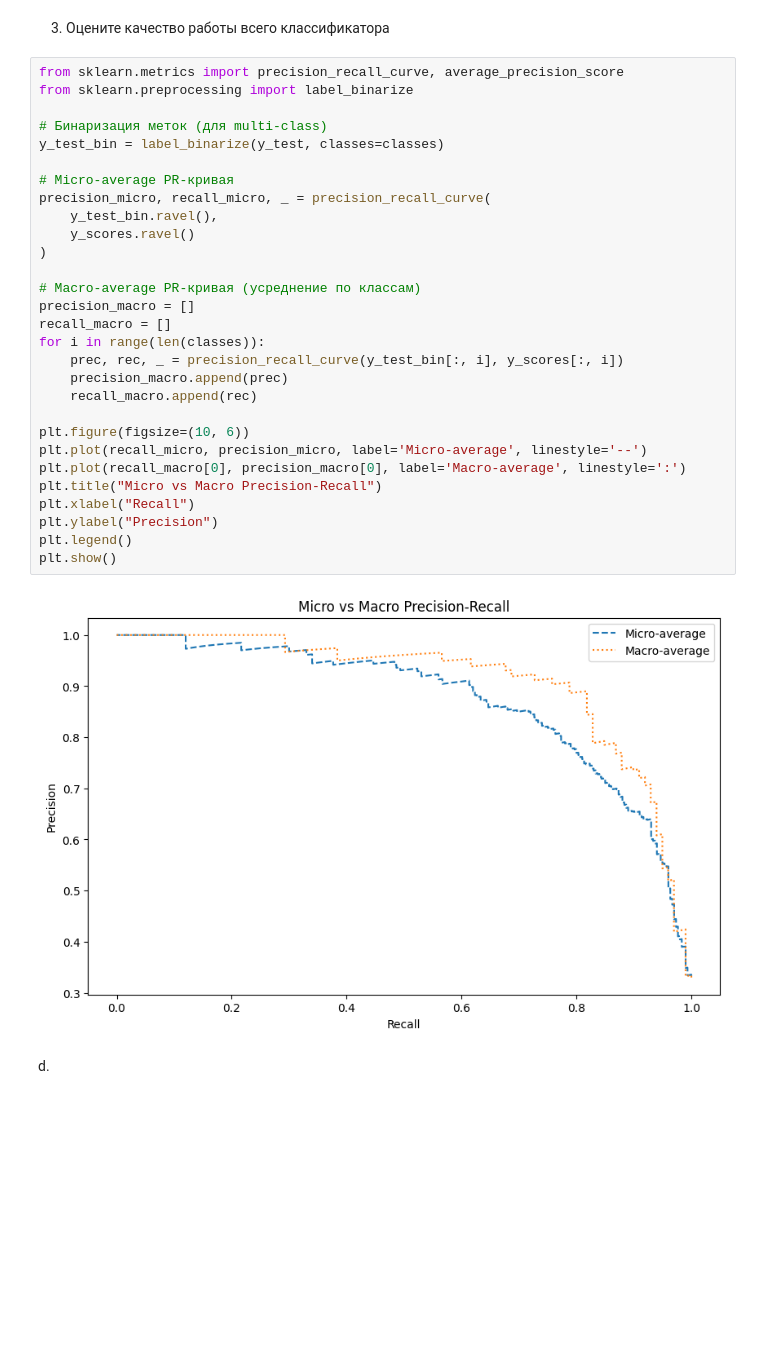
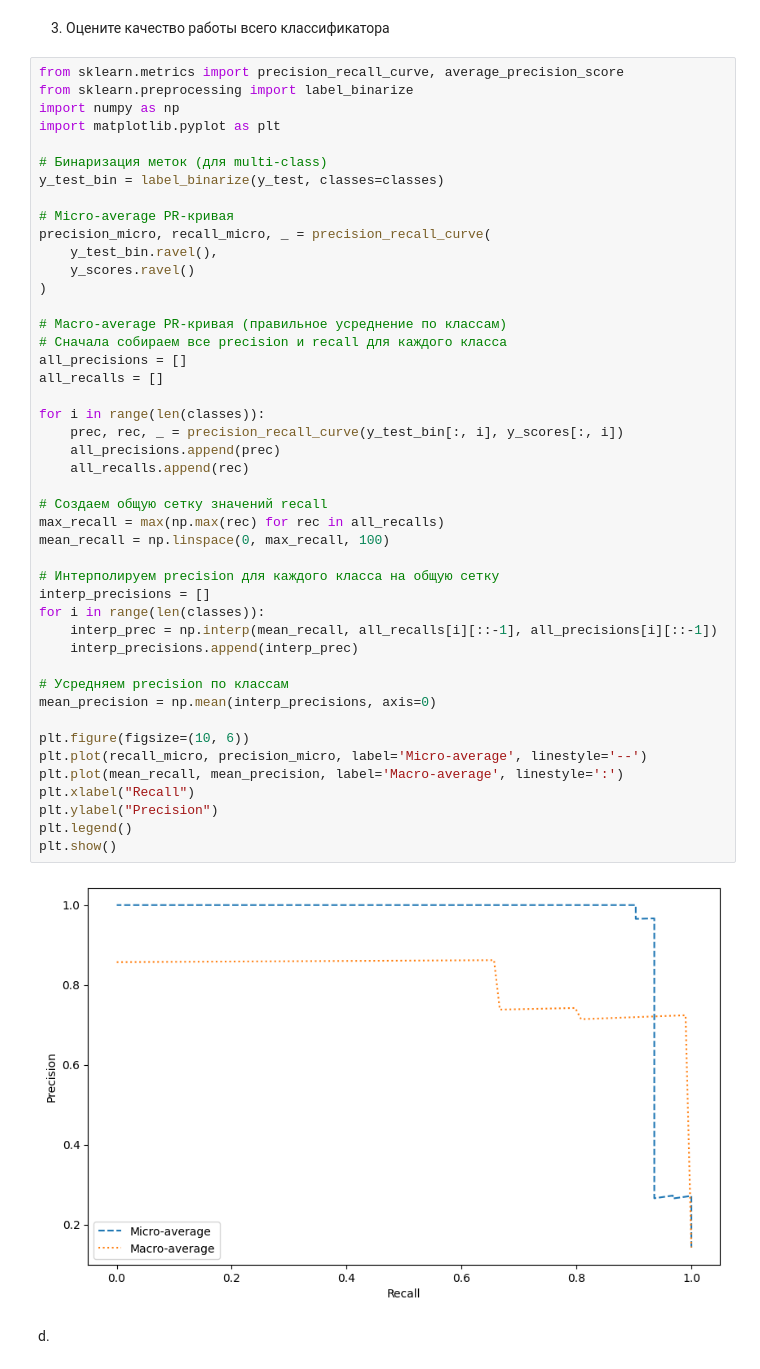
Before and after one commit to ml-labs-nstu-lenow/ml_labs_2025, a Jupyter notebook: lab2/Laba2.ipynb, the cells around one changed output. Drawn from its saved outputs; the diff is of its cells as text; blank space fills up the shorter version.

```diff
--- a/lab2/Laba2.ipynb
+++ b/lab2/Laba2.ipynb
@@ -538,34 +542,50 @@ plt.show()
 # %%
 from sklearn.metrics import precision_recall_curve, average_precision_score
 from sklearn.preprocessing import label_binarize
+import numpy as np
+import matplotlib.pyplot as plt
 
 # Бинаризация меток (для multi-class)
 y_test_bin = label_binarize(y_test, classes=classes)
 
 # Micro-average PR-кривая
 precision_micro, recall_micro, _ = precision_recall_curve(
     y_test_bin.ravel(),
     y_scores.ravel()
 )
 
-# Macro-average PR-кривая (усреднение по классам)
-precision_macro = []
-recall_macro = []
+# Macro-average PR-кривая (правильное усреднение по классам)
+# Сначала собираем все precision и recall для каждого класса
+all_precisions = []
+all_recalls = []
+
 for i in range(len(classes)):
     prec, rec, _ = precision_recall_curve(y_test_bin[:, i], y_scores[:, i])
-    precision_macro.append(prec)
-    recall_macro.append(rec)
+    all_precisions.append(prec)
+    all_recalls.append(rec)
+
+# Создаем общую сетку значений recall
+max_recall = max(np.max(rec) for rec in all_recalls)
+mean_recall = np.linspace(0, max_recall, 100)
+
+# Интерполируем precision для каждого класса на общую сетку
+interp_precisions = []
+for i in range(len(classes)):
+    interp_prec = np.interp(mean_recall, all_recalls[i][::-1], all_precisions[i][::-1])
+    interp_precisions.append(interp_prec)
+
+# Усредняем precision по классам
+mean_precision = np.mean(interp_precisions, axis=0)
 
 plt.figure(figsize=(10, 6))
 plt.plot(recall_micro, precision_micro, label='Micro-average', linestyle='--')
-plt.plot(recall_macro[0], precision_macro[0], label='Macro-average', linestyle=':')
-plt.title("Micro vs Macro Precision-Recall")
+plt.plot(mean_recall, mean_precision, label='Macro-average', linestyle=':')
 plt.xlabel("Recall")
 plt.ylabel("Precision")
 plt.legend()
 plt.show()
 # %% [output]
-[figure, old version]
+[figure, new version]
 # %% [markdown]
 d.
 # %%
```
Also changed, not shown: parts of 4 cells of this notebook.
